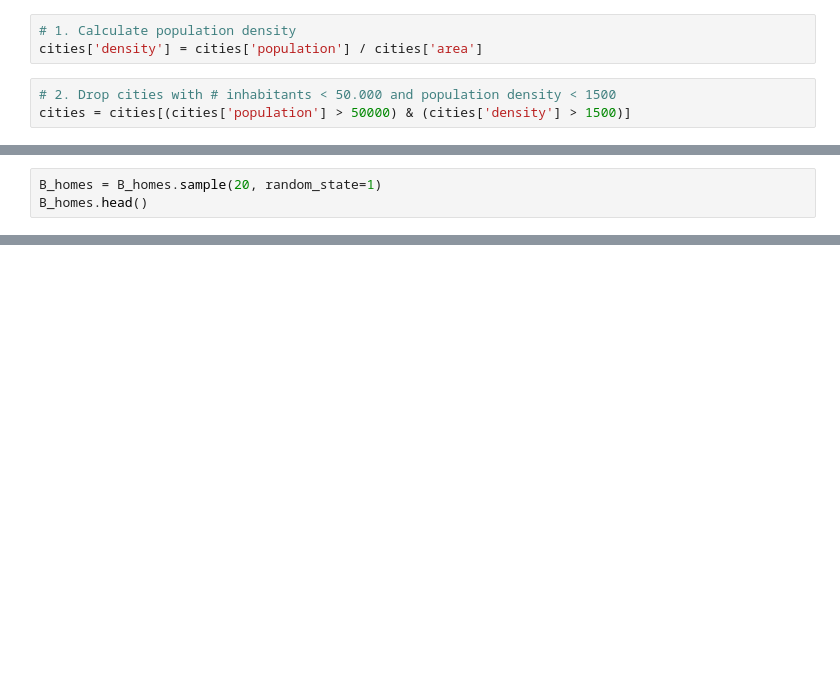
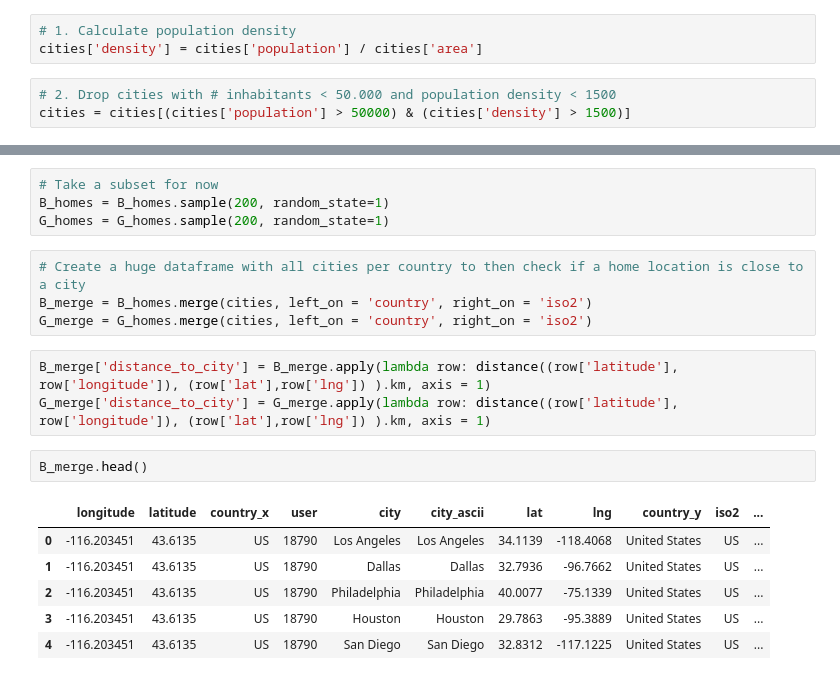
Before and after one commit to epfl-ada/ada-2020-project-milestone-p3-p3_, a Jupyter notebook: research_question_1.ipynb, the cells around one changed output, grey strips where cells are left out. Drawn from its saved outputs; the diff is of its cells as text; blank space fills up the shorter version.

```diff
--- a/research_question_1.ipynb
+++ b/research_question_1.ipynb
@@ -63,3 +84,0 @@ cities = cities[(cities['population'] > 50000) & (cities['density'] > 1500)]
-# %%
-B_homes = B_homes.sample(20, random_state=1)
-B_homes.head()
@@ -80,0 +102,20 @@ array(['GB', 'DE', 'US', 'GH', 'JP', 'DK', 'TR', 'ES', 'SE'], dtype=object)
+# %%
+# Take a subset for now
+B_homes = B_homes.sample(200, random_state=1)
+G_homes = G_homes.sample(200, random_state=1)
+# %%
+# Create a huge dataframe with all cities per country to then check if a home location is close to a city
+B_merge = B_homes.merge(cities, left_on = 'country', right_on = 'iso2')
+G_merge = G_homes.merge(cities, left_on = 'country', right_on = 'iso2')
+# %%
+B_merge['distance_to_city'] = B_merge.apply(lambda row: distance((row['latitude'], row['longitude']), (row['lat'],row['lng']) ).km, axis = 1)
+G_merge['distance_to_city'] = G_merge.apply(lambda row: distance((row['latitude'], row['longitude']), (row['lat'],row['lng']) ).km, axis = 1)
+# %%
+B_merge.head()
+# %% [output]
+|  | longitude | latitude | country_x | user | city | city_ascii | lat | lng | country_y | iso2 | ... |
+| 0 | -116.203451 | 43.6135 | US | 18790 | Los Angeles | Los Angeles | 34.1139 | -118.4068 | United States | US | ... |
+| 1 | -116.203451 | 43.6135 | US | 18790 | Dallas | Dallas | 32.7936 | -96.7662 | United States | US | ... |
+| 2 | -116.203451 | 43.6135 | US | 18790 | Philadelphia | Philadelphia | 40.0077 | -75.1339 | United States | US | ... |
+| 3 | -116.203451 | 43.6135 | US | 18790 | Houston | Houston | 29.7863 | -95.3889 | United States | US | ... |
+| 4 | -116.203451 | 43.6135 | US | 18790 | San Diego | San Diego | 32.8312 | -117.1225 | United States | US | ... |
```
Also changed, not shown: parts of 28 cells of this notebook, 2 other files.
